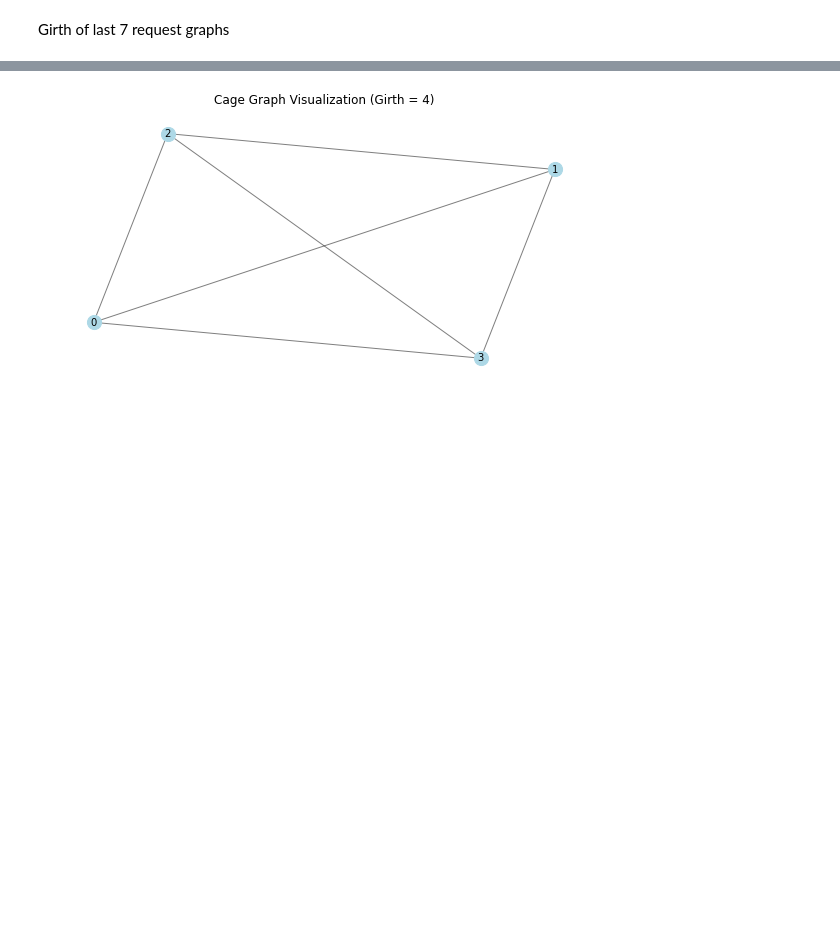
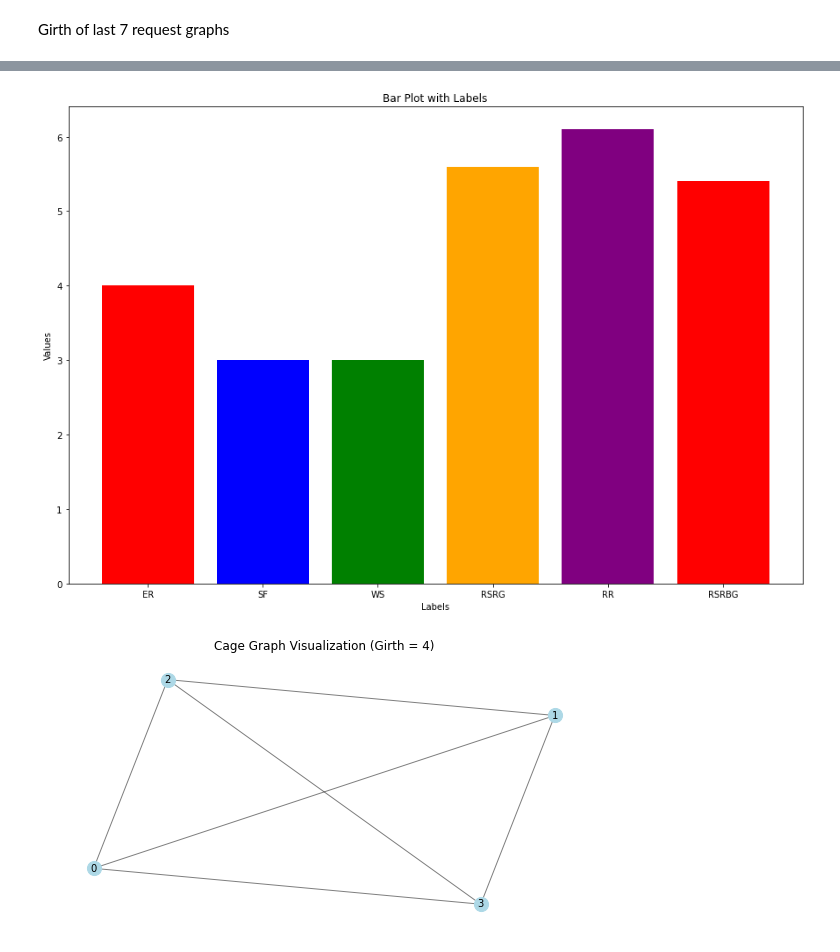
Before and after one commit to ngnma/Simulation-Project, a Jupyter notebook: sim_project.ipynb, the cells around one changed output, grey strips where cells are left out. Saved outputs shown, nothing was run; the diff lists cells and outputs as text; code cells hidden in the pictures; blank space fills up the shorter version.

```diff
--- a/sim_project.ipynb
+++ b/sim_project.ipynb
@@ -782,3 +834,18 @@ Girth of last 7 request graphs
+# %%
+fig, ax = plt.subplots(figsize=(15, 10))  # Set the figure size as desired
+# Define a color for each bar
+colors = ['red', 'blue', 'green', 'orange', 'purple']
+
+# Create the bar plot with specified colors
+ax.bar(labels, girth, color=colors)
+
+ax.set_xlabel('Labels')  # Set the x-axis label
+ax.set_ylabel('Values')  # Set the y-axis label
+ax.set_title('Bar Plot with Labels')  # Set the plot title
+
+plt.show()  # Display the plot
+# %% [output]
+[figure, added]
 # %%
 # Create graphs
 G_ER = nx.erdos_renyi_graph(n=500, p=0.01, seed=42)
```
Also changed, not shown: parts of 1 cell of this notebook.
